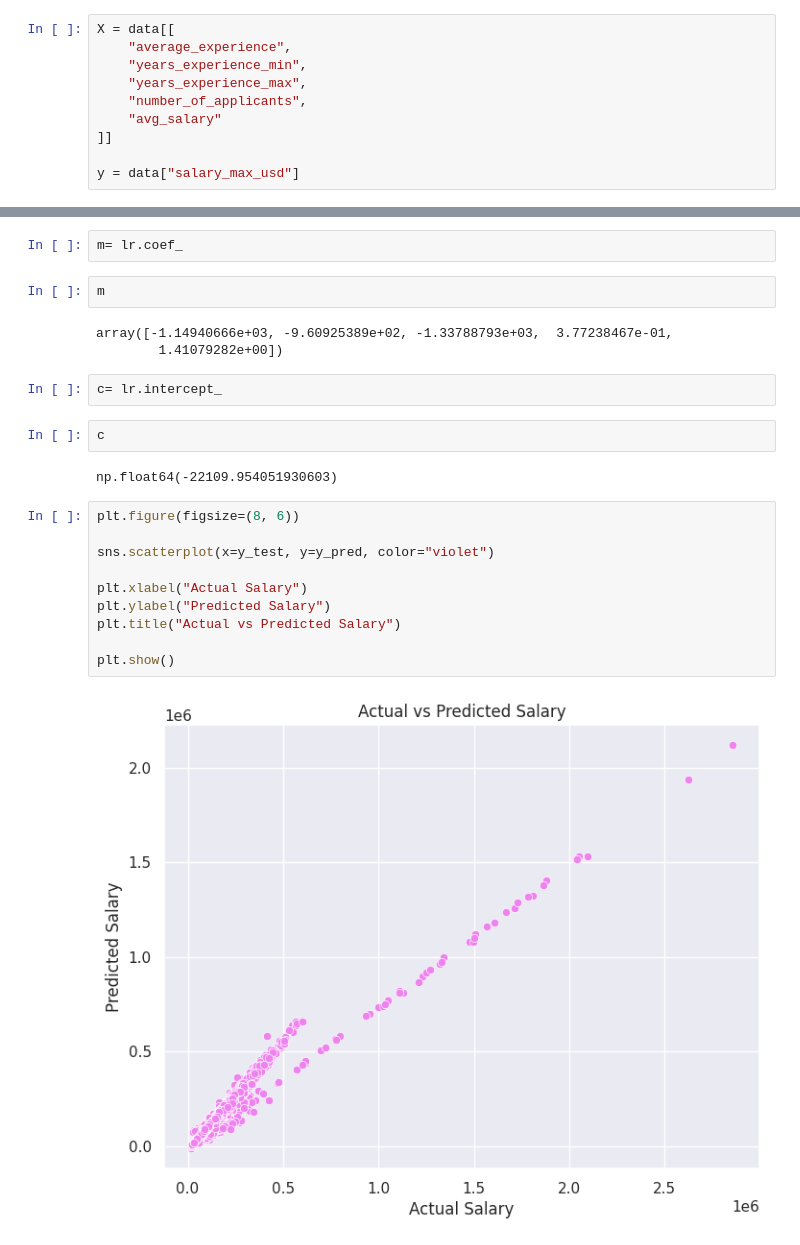
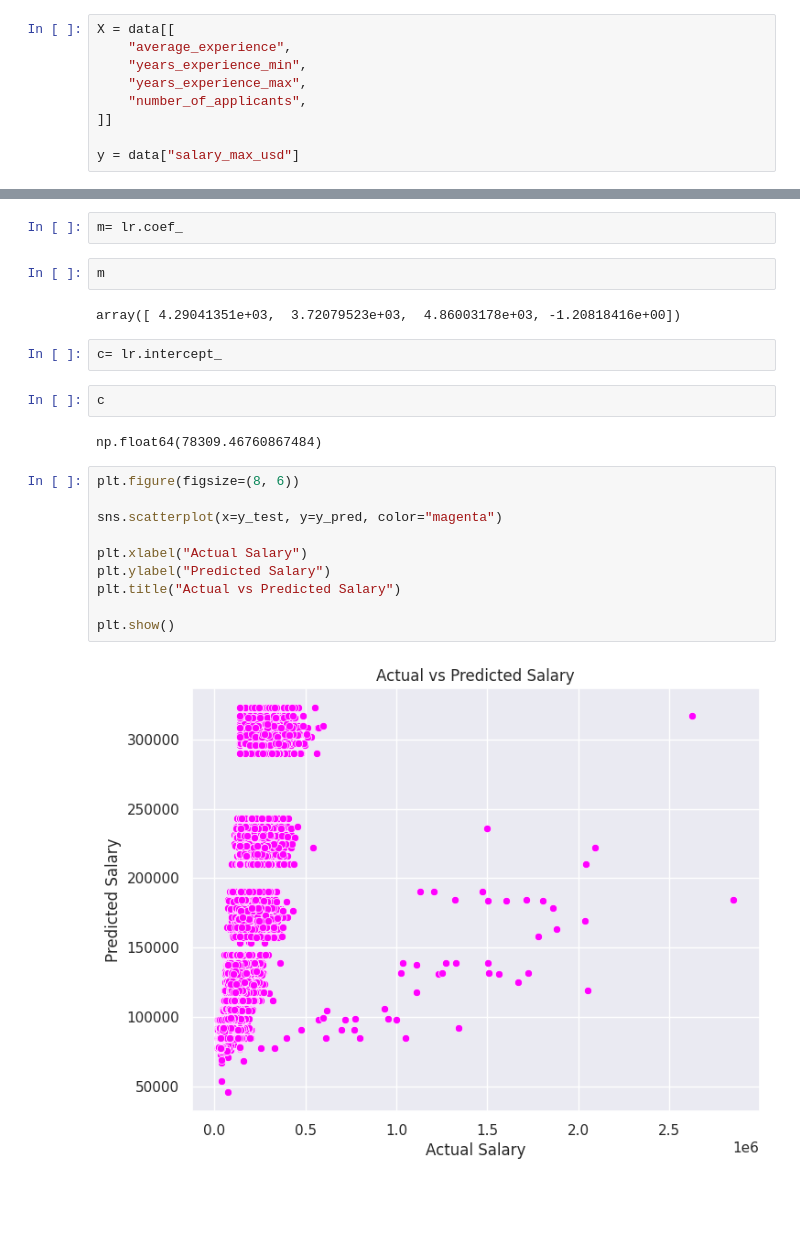
Before and after one commit to Aditya127812/Aditya_sagar_probation_task-02, a Jupyter notebook: progress.ipynb, the cells around one changed output, grey strips where cells are left out. Drawn from its saved outputs; the diff is of its cells as text; blank space fills up the shorter version.

```diff
--- a/progress.ipynb
+++ b/progress.ipynb
@@ -685,7 +675,6 @@ X = data[[
     "years_experience_min",
     "years_experience_max",
     "number_of_applicants",
-    "avg_salary"
 ]]
 
 y = data["salary_max_usd"]
@@ -728,23 +716,22 @@ m= lr.coef_
 # %%
 m
 # %% [output]
-array([-1.14940666e+03, -9.60925389e+02, -1.33788793e+03,  3.77238467e-01,
-        1.41079282e+00])
+array([ 4.29041351e+03,  3.72079523e+03,  4.86003178e+03, -1.20818416e+00])
 # %%
 c= lr.intercept_
 # %%
 c
 # %% [output]
-np.float64(-22109.954051930603)
+np.float64(78309.46760867484)
 # %%
 plt.figure(figsize=(8, 6))
 
-sns.scatterplot(x=y_test, y=y_pred, color="violet")
+sns.scatterplot(x=y_test, y=y_pred, color="magenta")
 
 plt.xlabel("Actual Salary")
 plt.ylabel("Predicted Salary")
 plt.title("Actual vs Predicted Salary")
 
 plt.show()
 # %% [output]
-[figure, old version]
+[figure, new version]
```
Also changed, not shown: parts of 29 cells of this notebook.
